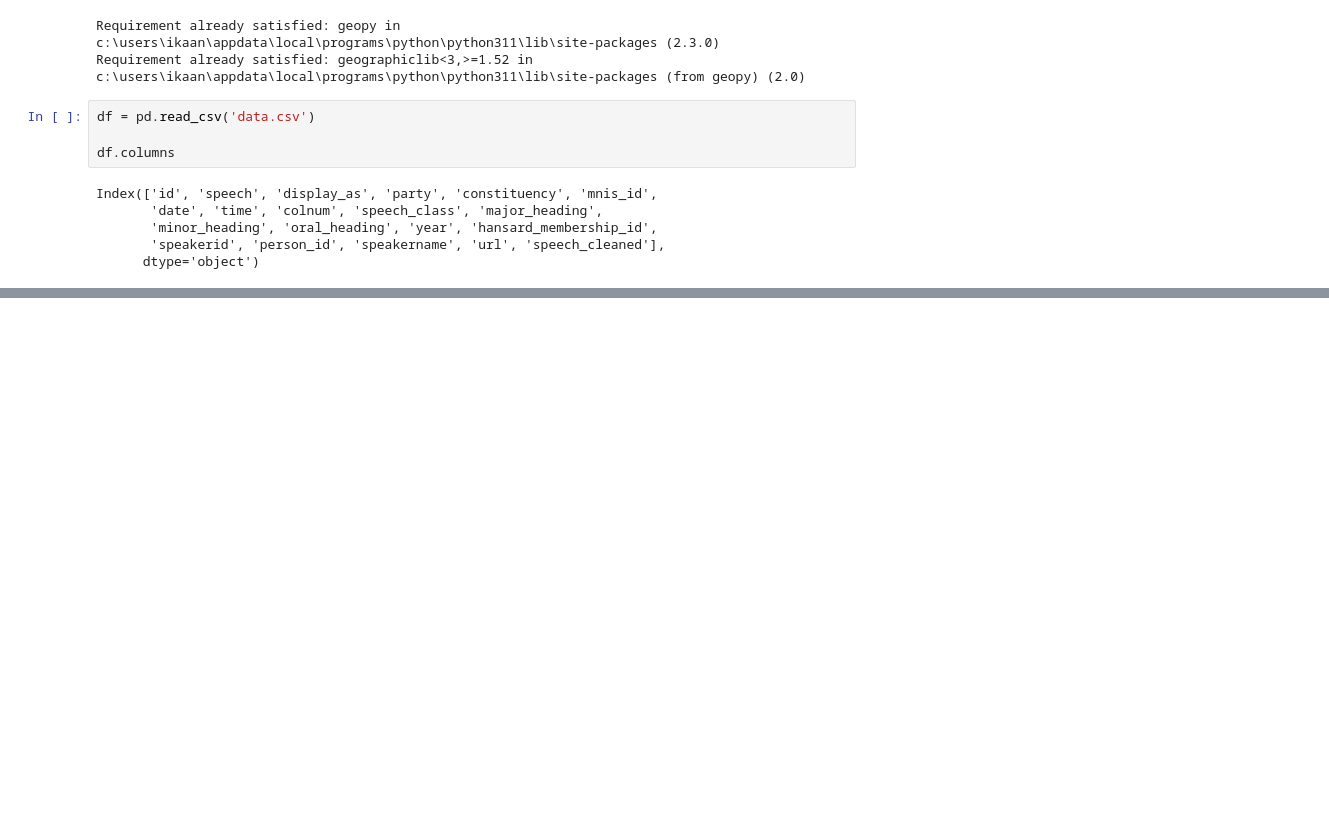
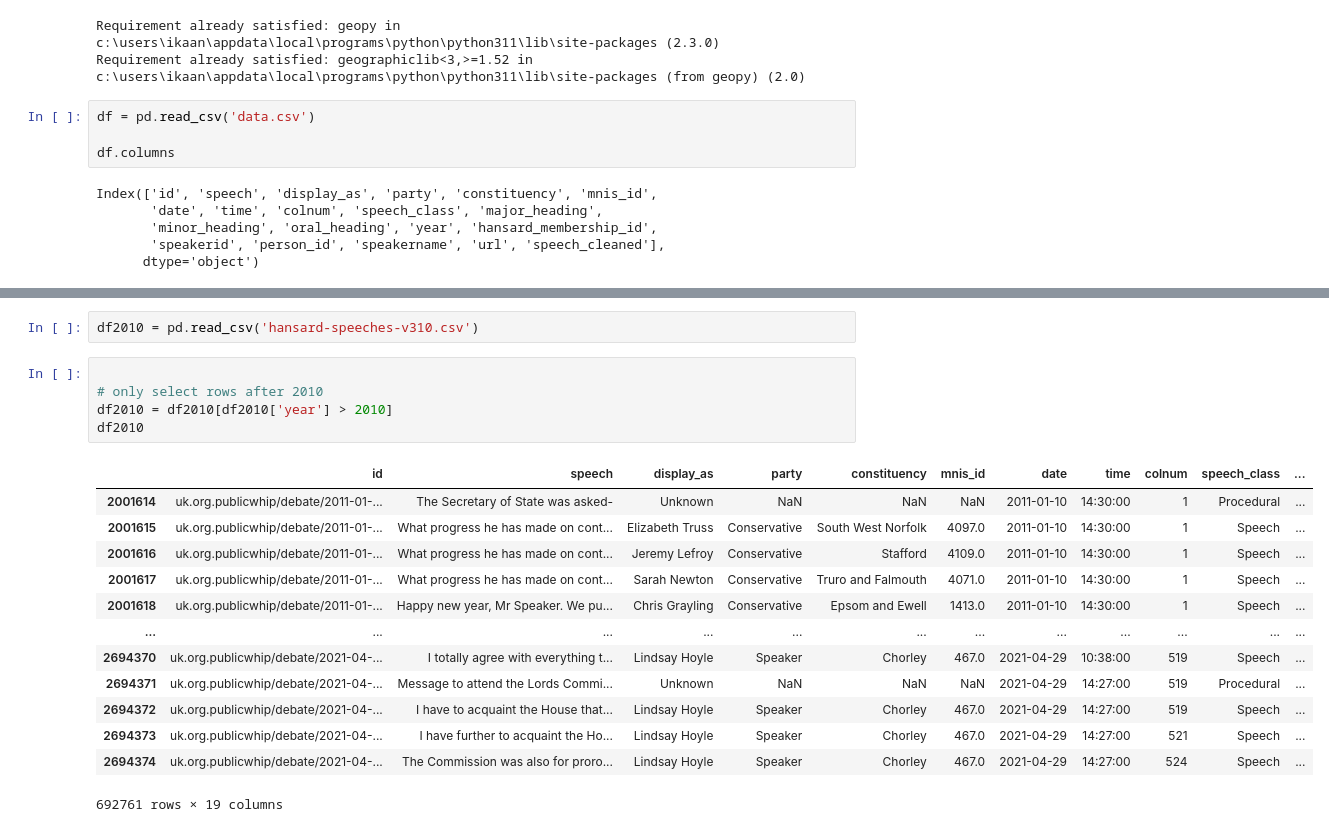
Before and after one commit to ikaankeskin/uk_mp_map, a Jupyter notebook: mp_map.ipynb, the cells around one changed output, grey strips where cells are left out. Drawn from its saved outputs; the diff is of its cells as text; blank space fills up the shorter version.

```diff
--- a/mp_map.ipynb
+++ b/mp_map.ipynb
@@ -39,0 +40,21 @@ df
+# %%
+df2010 = pd.read_csv('hansard-speeches-v310.csv')
+# %%
+
+# only select rows after 2010
+df2010 = df2010[df2010['year'] > 2010]
+df2010
+# %% [output]
+|  | id | speech | display_as | party | constituency | mnis_id | date | time | colnum | speech_class | ... |
+| 2001614 | uk.org.publicwhip/debate/2011-01-... | The Secretary of State was asked- | Unknown | NaN | NaN | NaN | 2011-01-10 | 14:30:00 | 1 | Procedural | ... |
+| 2001615 | uk.org.publicwhip/debate/2011-01-... | What progress he has made on cont... | Elizabeth Truss | Conservative | South West Norfolk | 4097.0 | 2011-01-10 | 14:30:00 | 1 | Speech | ... |
+| 2001616 | uk.org.publicwhip/debate/2011-01-... | What progress he has made on cont... | Jeremy Lefroy | Conservative | Stafford | 4109.0 | 2011-01-10 | 14:30:00 | 1 | Speech | ... |
+| 2001617 | uk.org.publicwhip/debate/2011-01-... | What progress he has made on cont... | Sarah Newton | Conservative | Truro and Falmouth | 4071.0 | 2011-01-10 | 14:30:00 | 1 | Speech | ... |
+| 2001618 | uk.org.publicwhip/debate/2011-01-... | Happy new year, Mr Speaker. We pu... | Chris Grayling | Conservative | Epsom and Ewell | 1413.0 | 2011-01-10 | 14:30:00 | 1 | Speech | ... |
+| ... | ... | ... | ... | ... | ... | ... | ... | ... | ... | ... | ... |
+| 2694370 | uk.org.publicwhip/debate/2021-04-... | I totally agree with everything t... | Lindsay Hoyle | Speaker | Chorley | 467.0 | 2021-04-29 | 10:38:00 | 519 | Speech | ... |
+| 2694371 | uk.org.publicwhip/debate/2021-04-... | Message to attend the Lords Commi... | Unknown | NaN | NaN | NaN | 2021-04-29 | 14:27:00 | 519 | Procedural | ... |
+| 2694372 | uk.org.publicwhip/debate/2021-04-... | I have to acquaint the House that... | Lindsay Hoyle | Speaker | Chorley | 467.0 | 2021-04-29 | 14:27:00 | 519 | Speech | ... |
+| 2694373 | uk.org.publicwhip/debate/2021-04-... | I have further to acquaint the Ho... | Lindsay Hoyle | Speaker | Chorley | 467.0 | 2021-04-29 | 14:27:00 | 521 | Speech | ... |
+| 2694374 | uk.org.publicwhip/debate/2021-04-... | The Commission was also for proro... | Lindsay Hoyle | Speaker | Chorley | 467.0 | 2021-04-29 | 14:27:00 | 524 | Speech | ... |
+692761 rows × 19 columns
```
Also changed, not shown: parts of 23 cells of this notebook, 7 other files.
